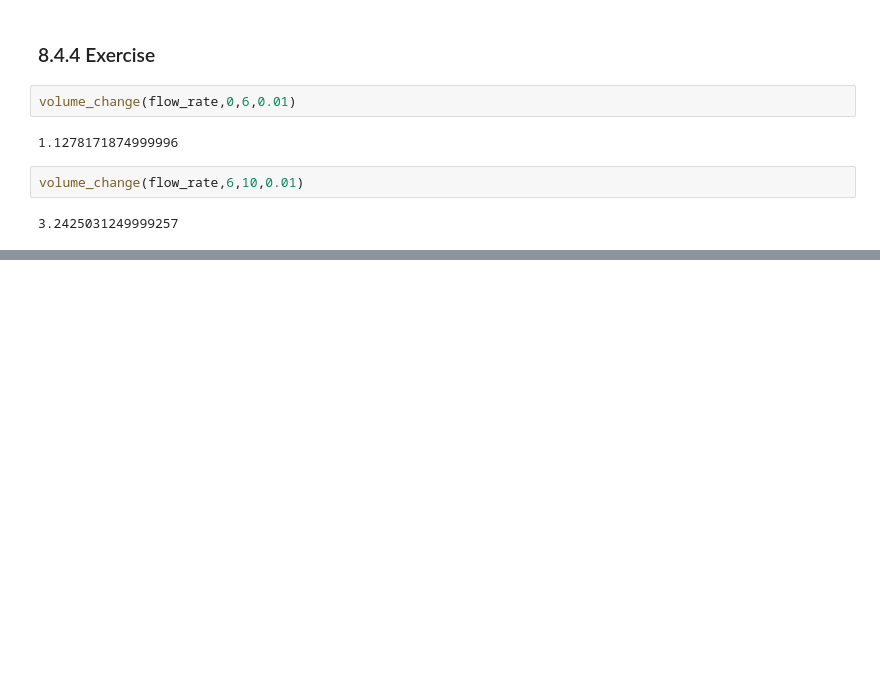
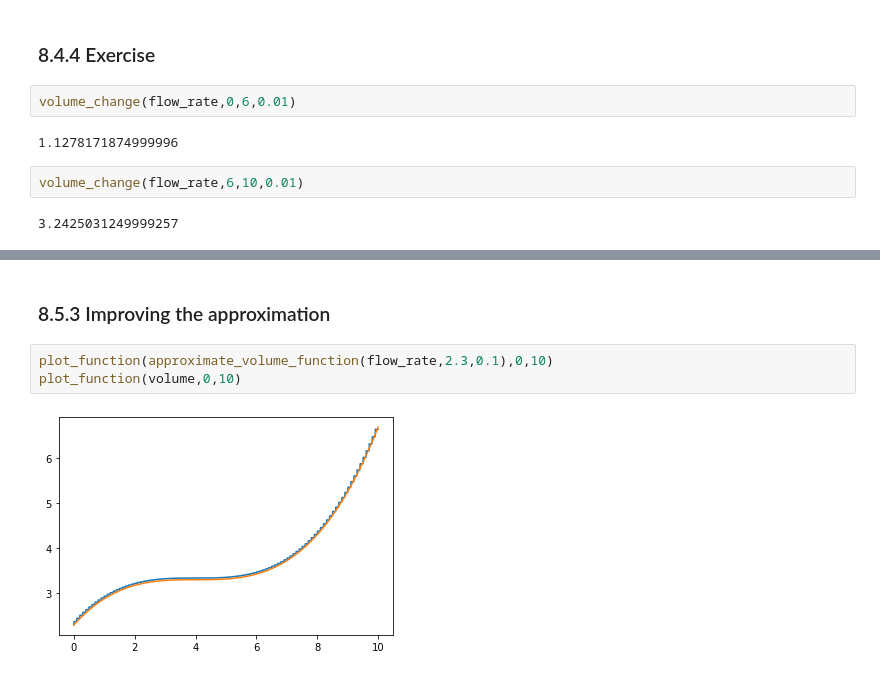
Before and after one commit to Samuel-wei/Math-for-Programmers, a Jupyter notebook: Chapter 08/ch08_UnderstandingRatesofChange.ipynb, the cells around one changed output, grey strips where cells are left out. Cells and saved outputs as stored; diff of their text form; blank space fills up the shorter version.

```diff
--- a/Chapter 08/ch08_UnderstandingRatesofChange.ipynb
+++ b/Chapter 08/ch08_UnderstandingRatesofChange.ipynb
@@ -331,0 +355,7 @@ volume_change(flow_rate,6,10,0.01)
+# %% [markdown]
+### 8.5.3 Improving the approximation
+# %%
+plot_function(approximate_volume_function(flow_rate,2.3,0.1),0,10)
+plot_function(volume,0,10)
+# %% [output]
+[figure, added]
```
Also changed, not shown: parts of 13 cells of this notebook.
